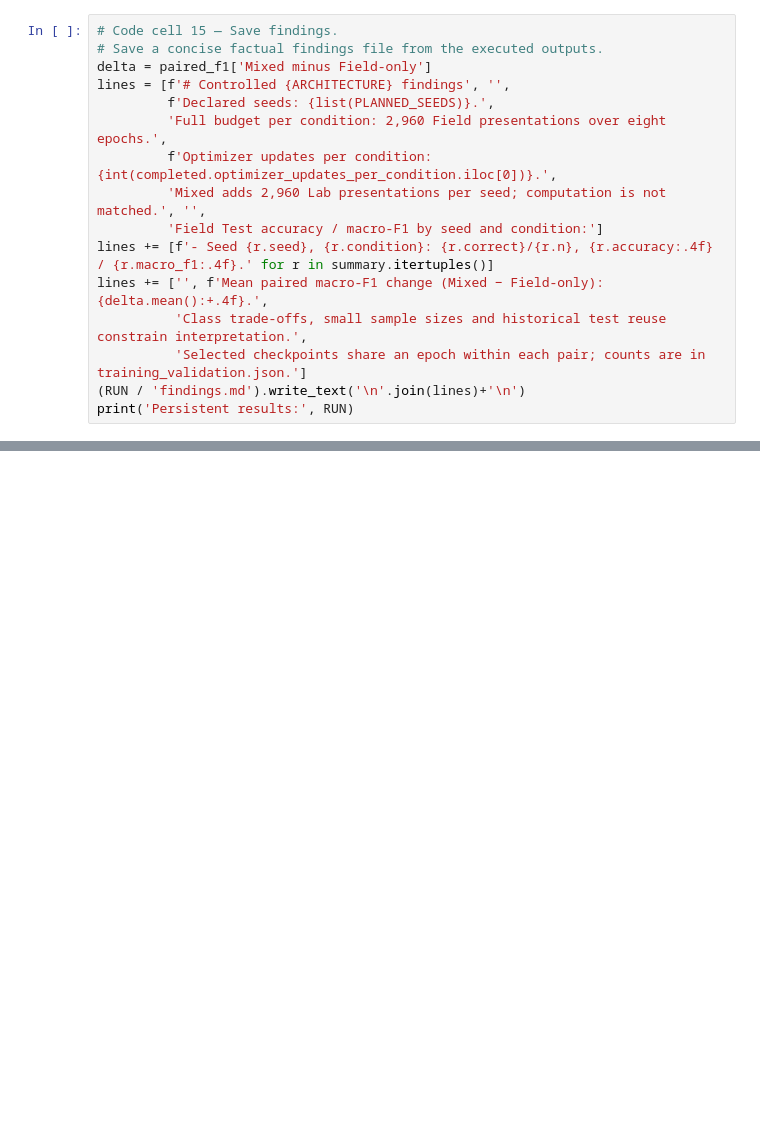
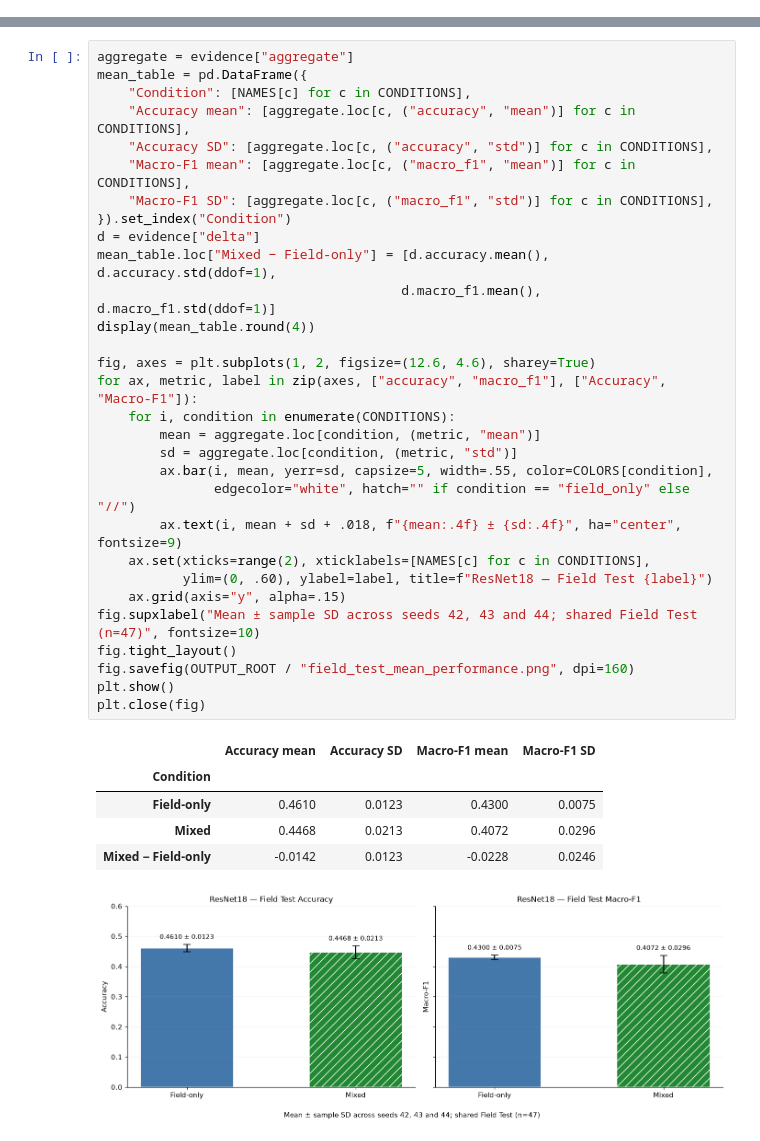
Before and after one commit to thutrang147/plant-disease-diagnosis, a Jupyter notebook: notebooks/15_controlled_field_mixed_finetuning.ipynb, the cells around one changed output, grey strips where cells are left out. Cells and saved outputs as stored; diff of their text form; blank space fills up the shorter version.

Commit message:
Finalize controlled ResNet18 results and research report

```diff
--- a/notebooks/15_controlled_field_mixed_finetuning.ipynb
+++ b/notebooks/15_controlled_field_mixed_finetuning.ipynb
@@ -321,16 +0,0 @@ Conclusions are **pending Colab execution**. Do not insert historical or fabrica
-# %%
-# Code cell 15 — Save findings.
-# Save a concise factual findings file from the executed outputs.
-delta = paired_f1['Mixed minus Field-only']
-lines = [f'# Controlled {ARCHITECTURE} findings', '',
-         f'Declared seeds: {list(PLANNED_SEEDS)}.',
-         'Full budget per condition: 2,960 Field presentations over eight epochs.',
-         f'Optimizer updates per condition: {int(completed.optimizer_updates_per_condition.iloc[0])}.',
-         'Mixed adds 2,960 Lab presentations per seed; computation is not matched.', '',
-         'Field Test accuracy / macro-F1 by seed and condition:']
-lines += [f'- Seed {r.seed}, {r.condition}: {r.correct}/{r.n}, {r.accuracy:.4f} / {r.macro_f1:.4f}.' for r in summary.itertuples()]
-lines += ['', f'Mean paired macro-F1 change (Mixed − Field-only): {delta.mean():+.4f}.',
-          'Class trade-offs, small sample sizes and historical test reuse constrain interpretation.',
-          'Selected checkpoints share an epoch within each pair; counts are in training_validation.json.']
-(RUN / 'findings.md').write_text('\n'.join(lines)+'\n')
-print('Persistent results:', RUN)
@@ -342,0 +165,37 @@ Use a separate experiment ID for ViT-Small. A disconnect requires rerunning code
+# %%
+aggregate = evidence["aggregate"]
+mean_table = pd.DataFrame({
+    "Condition": [NAMES[c] for c in CONDITIONS],
+    "Accuracy mean": [aggregate.loc[c, ("accuracy", "mean")] for c in CONDITIONS],
+    "Accuracy SD": [aggregate.loc[c, ("accuracy", "std")] for c in CONDITIONS],
+    "Macro-F1 mean": [aggregate.loc[c, ("macro_f1", "mean")] for c in CONDITIONS],
+    "Macro-F1 SD": [aggregate.loc[c, ("macro_f1", "std")] for c in CONDITIONS],
+}).set_index("Condition")
+d = evidence["delta"]
+mean_table.loc["Mixed − Field-only"] = [d.accuracy.mean(), d.accuracy.std(ddof=1),
+                                       d.macro_f1.mean(), d.macro_f1.std(ddof=1)]
+display(mean_table.round(4))
+
+fig, axes = plt.subplots(1, 2, figsize=(12.6, 4.6), sharey=True)
+for ax, metric, label in zip(axes, ["accuracy", "macro_f1"], ["Accuracy", "Macro-F1"]):
+    for i, condition in enumerate(CONDITIONS):
+        mean = aggregate.loc[condition, (metric, "mean")]
+        sd = aggregate.loc[condition, (metric, "std")]
+        ax.bar(i, mean, yerr=sd, capsize=5, width=.55, color=COLORS[condition],
+               edgecolor="white", hatch="" if condition == "field_only" else "//")
+        ax.text(i, mean + sd + .018, f"{mean:.4f} ± {sd:.4f}", ha="center", fontsize=9)
+    ax.set(xticks=range(2), xticklabels=[NAMES[c] for c in CONDITIONS],
+           ylim=(0, .60), ylabel=label, title=f"ResNet18 — Field Test {label}")
+    ax.grid(axis="y", alpha=.15)
+fig.supxlabel("Mean ± sample SD across seeds 42, 43 and 44; shared Field Test (n=47)", fontsize=10)
+fig.tight_layout()
+fig.savefig(OUTPUT_ROOT / "field_test_mean_performance.png", dpi=160)
+plt.show()
+plt.close(fig)
+# %% [output]
+|  | Accuracy mean | Accuracy SD | Macro-F1 mean | Macro-F1 SD |
+| Condition |  |  |  |  |
+| Field-only | 0.4610 | 0.0123 | 0.4300 | 0.0075 |
+| Mixed | 0.4468 | 0.0213 | 0.4072 | 0.0296 |
+| Mixed − Field-only | -0.0142 | 0.0123 | -0.0228 | 0.0246 |
+[figure, added]
```
Also changed, not shown: parts of 53 cells of this notebook, 24 other files.
